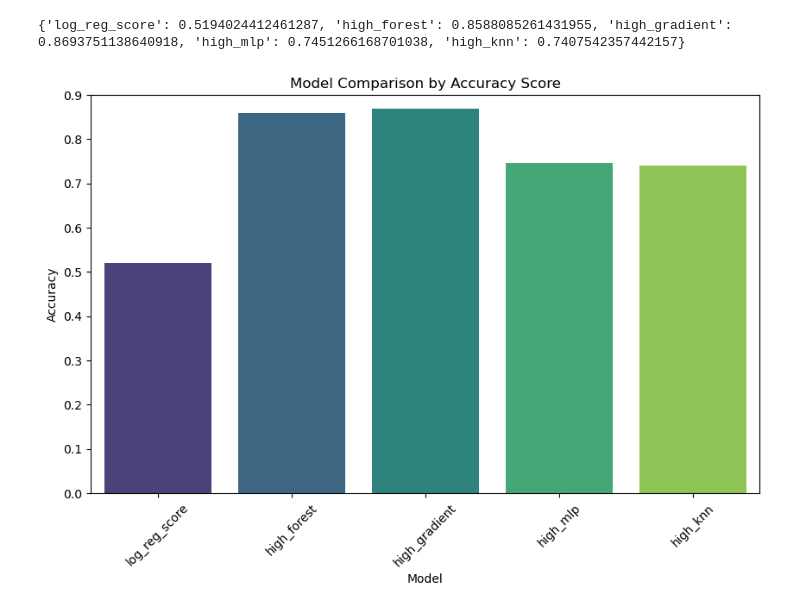
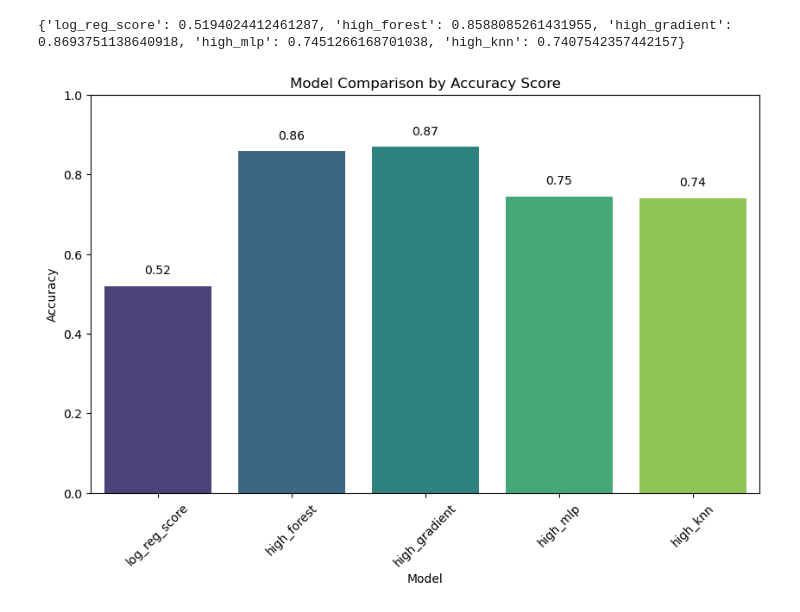
Before and after one commit to AlbertNg02/food-insecurity-prediction, a Jupyter notebook: data_explore.ipynb, the cells around one changed output. Drawn from its saved outputs; the diff is of its cells as text; code cells hidden in the pictures.

Commit message:
Resize final graph

```diff
--- a/data_explore.ipynb
+++ b/data_explore.ipynb
@@ -568,22 +568,31 @@ print(highest_accuracy)
 # %%
 import seaborn as sns
 import matplotlib.pyplot as plt
+import pandas as pd
 
-
+# Assuming you have the dictionary `highest_accuracy` already defined
 # Prepare data for plotting
 models = list(highest_accuracy.keys())  # Model names
 scores = list(highest_accuracy.values())  # Accuracy scores
 
 # Convert data into a DataFrame
-import pandas as pd
 data = pd.DataFrame(list(highest_accuracy.items()), columns=['Model', 'Accuracy'])
 
 # Create the bar plot
 plt.figure(figsize=(10, 6))
 bar_plot = sns.barplot(x='Model', y='Accuracy', data=data, palette='viridis')
 plt.title('Model Comparison by Accuracy Score')
-plt.ylim(0.0, 0.9)  # Optional: Adjust the y-axis to zoom in on differences
+plt.ylim(0.0, 1)  # Adjust the y-axis to zoom in on differences, if needed
+
+# Adding the text labels above the bars
+for index, row in data.iterrows():
+    bar_plot.annotate(format(row['Accuracy'], '.2f'),  # Format the value to 2 decimal places
+                      (index, row['Accuracy']),       # Position for the text
+                      textcoords="offset points",     # How to interpret the positioning
+                      xytext=(0,10),                  # Distance from text to points (x,y)
+                      ha='center')                    # Horizontal alignment can be left, right or center
+
 plt.xticks(rotation=45)  # Rotate model names for better visibility
 plt.show()
 # %% [output]
-[figure, old version]
+[figure, new version]
```
